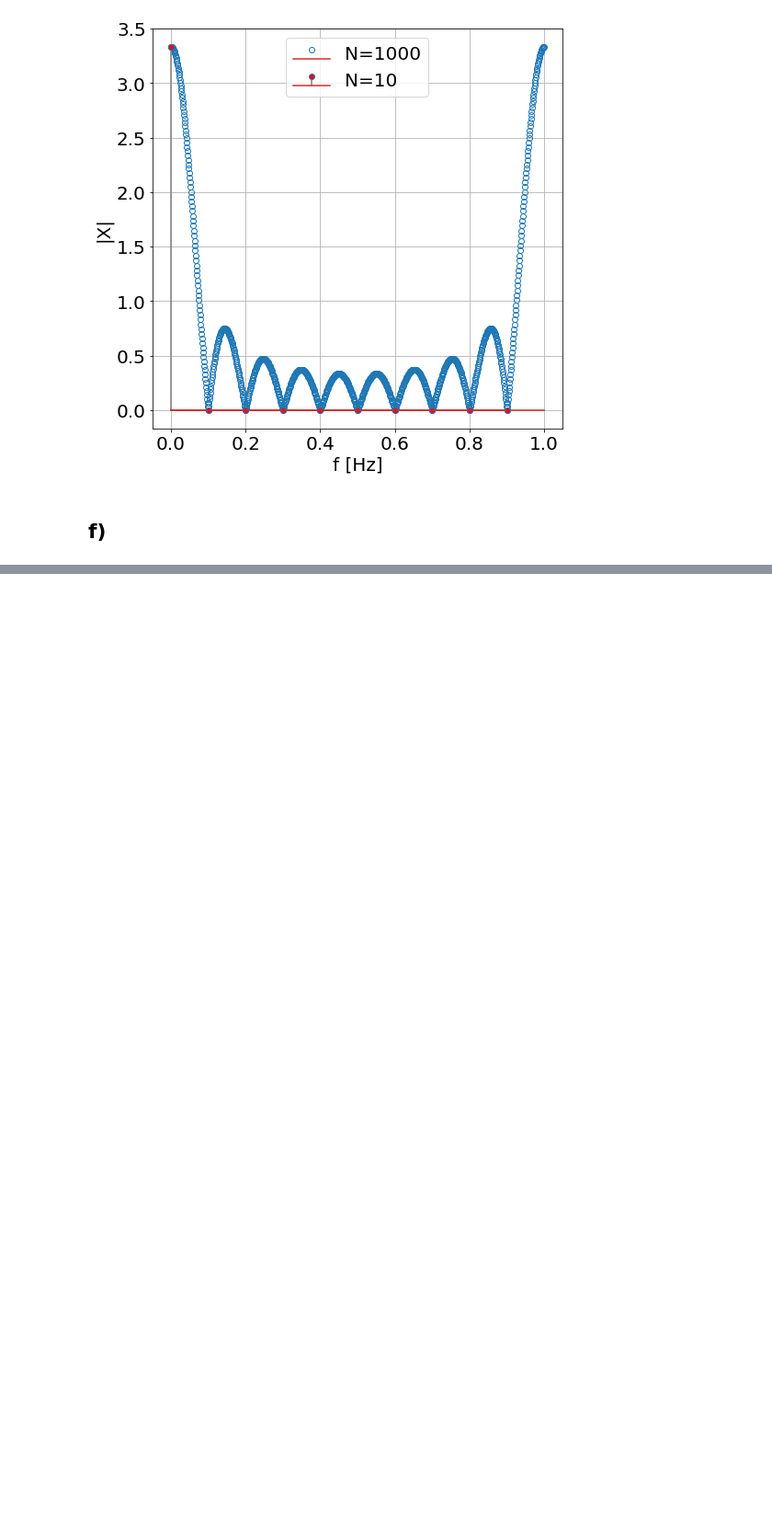
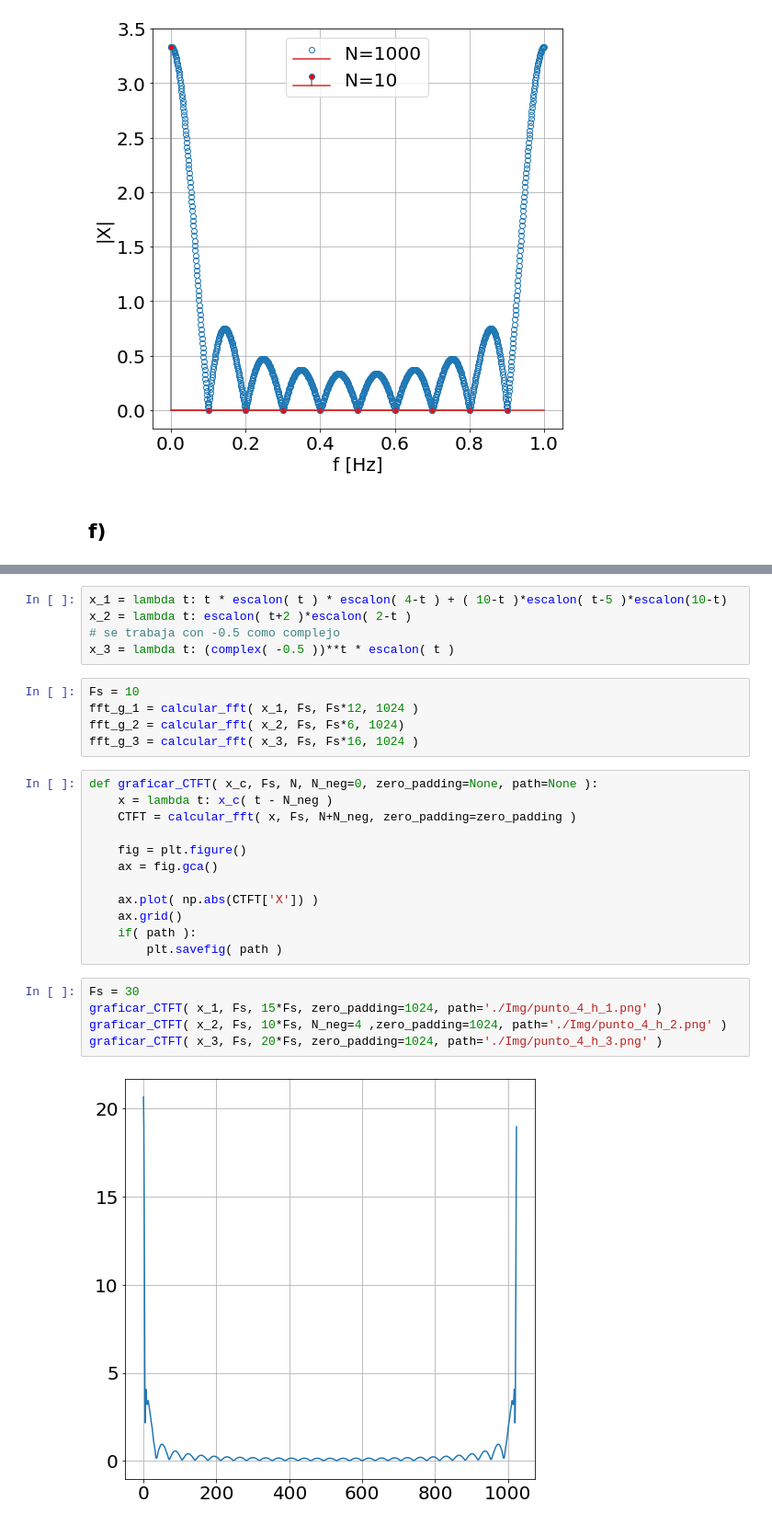
Before and after one commit to Equipo-2-DSP/informe_parte_2, a Jupyter notebook: 04-Continua-Periodica.ipynb, the cells around one changed output, grey strips where cells are left out. Shown at 92% size. Drawn from its saved outputs; the diff is of its cells as text; blank space fills up the shorter version.

```diff
--- a/04-Continua-Periodica.ipynb
+++ b/04-Continua-Periodica.ipynb
@@ -149,0 +153,29 @@ plt.savefig( './Img/punto_4_f.png' )
+# %%
+x_1 = lambda t: t * escalon( t ) * escalon( 4-t ) + ( 10-t )*escalon( t-5 )*escalon(10-t)
+x_2 = lambda t: escalon( t+2 )*escalon( 2-t )
+# se trabaja con -0.5 como complejo
+x_3 = lambda t: (complex( -0.5 ))**t * escalon( t )
+# %%
+Fs = 10
+fft_g_1 = calcular_fft( x_1, Fs, Fs*12, 1024 )
+fft_g_2 = calcular_fft( x_2, Fs, Fs*6, 1024)
+fft_g_3 = calcular_fft( x_3, Fs, Fs*16, 1024 )
+# %%
+def graficar_CTFT( x_c, Fs, N, N_neg=0, zero_padding=None, path=None ):
+    x = lambda t: x_c( t - N_neg )
+    CTFT = calcular_fft( x, Fs, N+N_neg, zero_padding=zero_padding )
+
+    fig = plt.figure()
+    ax = fig.gca()
+
+    ax.plot( np.abs(CTFT['X']) )
+    ax.grid()
+    if( path ):
+        plt.savefig( path )
+# %%
+Fs = 30
+graficar_CTFT( x_1, Fs, 15*Fs, zero_padding=1024, path='./Img/punto_4_h_1.png' )
+graficar_CTFT( x_2, Fs, 10*Fs, N_neg=4 ,zero_padding=1024, path='./Img/punto_4_h_2.png' )
+graficar_CTFT( x_3, Fs, 20*Fs, zero_padding=1024, path='./Img/punto_4_h_3.png' )
+# %% [output]
+[figure, added]
```
Also changed, not shown: parts of 5 cells of this notebook, 7 other files.
